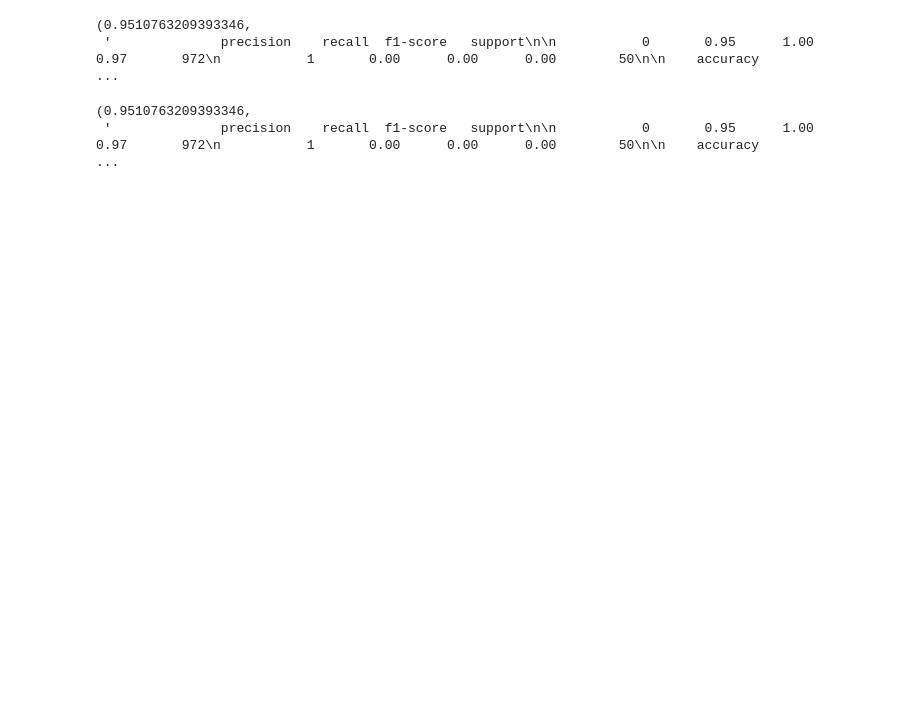
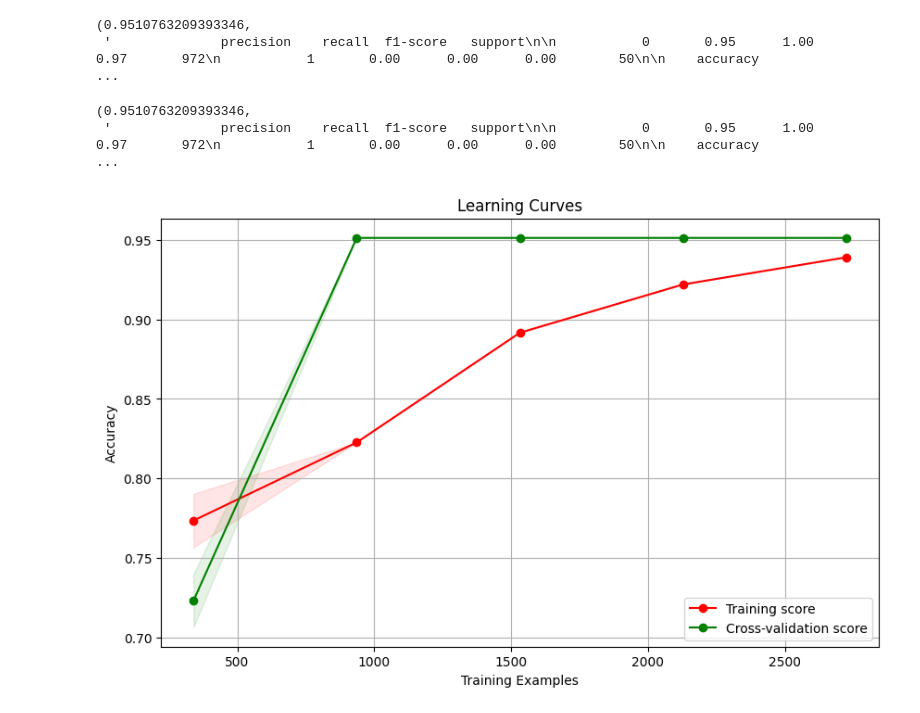
Before and after one commit to abobakrabdallah/Storke-prediction-ml-project, a Jupyter notebook: model.ipynb, the cells around one changed output. Drawn from its saved outputs; the diff is of its cells as text; code cells hidden in the pictures; blank space fills up the shorter version.

Commit message:
add learning curve

```diff
--- a/model.ipynb
+++ b/model.ipynb
@@ -63,6 +65,8 @@ accuracy, report
 from sklearn.model_selection import train_test_split
 from sklearn.svm import SVC
 from sklearn.metrics import classification_report, accuracy_score
+import pandas as pd
+data = pd.read_csv("processed_data.csv")
 
 # Step 2: Split the data into features (X) and target (y)
 X = data.drop(columns=['stroke'])  # All columns except the target
@@ -84,3 +88,59 @@ accuracy, report
 # %% [output]
 (0.9510763209393346,
  '              precision    recall  f1-score   support\n\n           0       0.95      1.00      0.97       972\n           1       0.00      0.00      0.00        50\n\n    accuracy                  ...
+# %%
+import numpy as np
+import matplotlib.pyplot as plt
+from sklearn.model_selection import learning_curve
+import pandas as pd
+from sklearn.svm import SVC
+from sklearn.model_selection import train_test_split
+
+
+data = pd.read_csv("processed_data.csv")
+
+
+def plot_learning_curves(estimator, X, y, cv=3, scoring='accuracy', train_sizes=np.linspace(0.1, 0.8, 5)):
+    train_sizes, train_scores, test_scores = learning_curve(
+        estimator, X, y, cv=cv, scoring=scoring, train_sizes=train_sizes, n_jobs=-1
+    )
+
+    train_mean = np.mean(train_scores, axis=1)
+    train_std = np.std(train_scores, axis=1)
+    test_mean = np.mean(test_scores, axis=1)
+    test_std = np.std(test_scores, axis=1)
+
+    plt.figure(figsize=(10, 6))
+    plt.plot(train_sizes, train_mean, 'o-', color="r", label="Training score")
+    plt.plot(train_sizes, test_mean, 'o-', color="g", label="Cross-validation score")
+    plt.fill_between(train_sizes, train_mean - train_std, train_mean + train_std, color="r", alpha=0.1)
+    plt.fill_between(train_sizes, test_mean - test_std, test_mean + test_std, color="g", alpha=0.1)
+    plt.title("Learning Curves")
+    plt.xlabel("Training Examples")
+    plt.ylabel("Accuracy")
+    plt.legend(loc="best")
+    plt.grid()
+    plt.show()
+
+
+
+
+# Example usage
+# Assuming svm_model, X, y are already defined
+
+
+# Assuming 'data' is already loaded
+X = data.drop(columns=['stroke'])  # Features
+y = data['stroke']  # Target
+
+# Step 2: Split the data into training and testing sets
+X_train, X_test, y_train, y_test = train_test_split(X, y, test_size=0.2, random_state=42, stratify=y)
+
+# Step 3: Train the SVM model
+svm_model = SVC(kernel='linear', random_state=42)
+svm_model.fit(X_train, y_train)
+
+# Step 4: Plot the learning curves
+plot_learning_curves(svm_model, X, y, cv=3)
+# %% [output]
+[figure, added]
```
Also changed, not shown: parts of 2 cells of this notebook.
